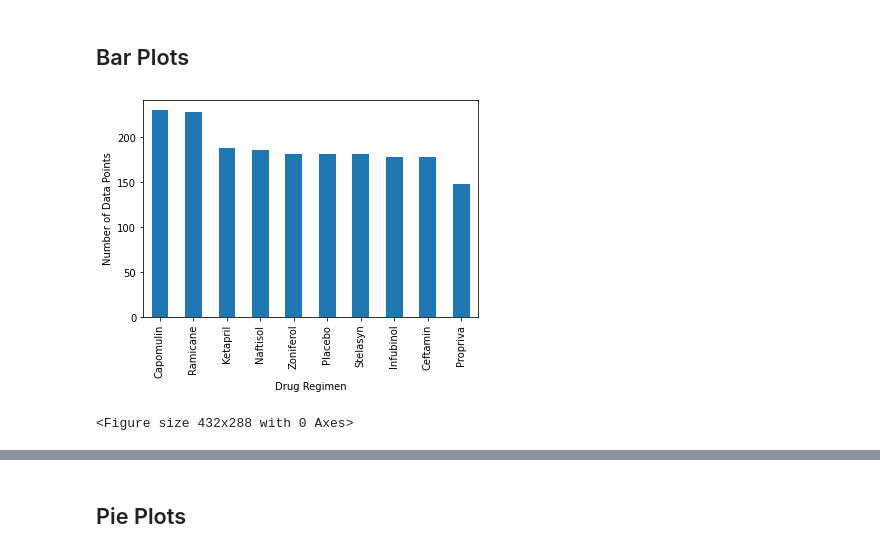
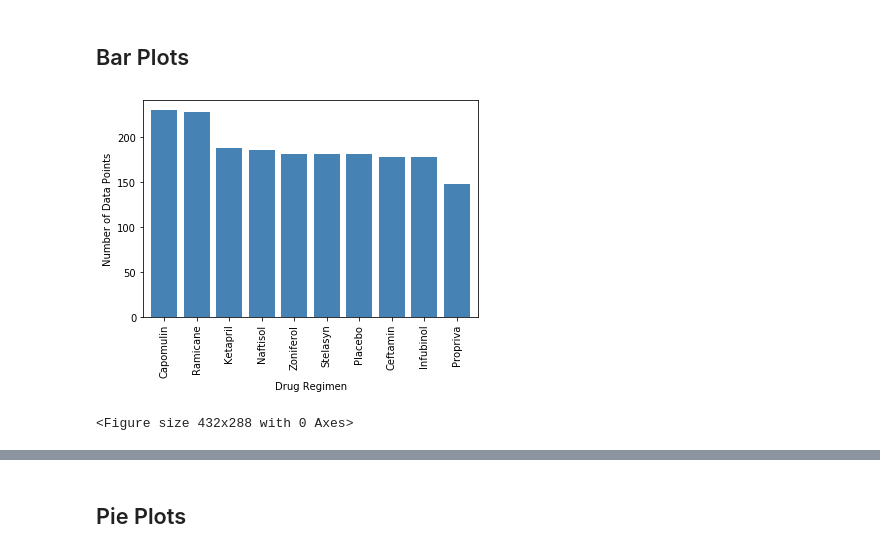
Before and after one commit to Danne-Paredes/Matplotlib-challenge, a Jupyter notebook: Pymaceuticals/pymaceuticals_starter.ipynb, the cells around one changed output, grey strips where cells are left out. Drawn from its saved outputs; the diff is of its cells as text; code cells hidden in the pictures.

```diff
--- a/Pymaceuticals/pymaceuticals_starter.ipynb
+++ b/Pymaceuticals/pymaceuticals_starter.ipynb
@@ -120,18 +126,18 @@ tumor_df
 # %%
 # Generate a bar plot showing the number of mice per time point for each treatment throughout the course of the study using pandas.
 
 time_point = clean_df['Drug Regimen'].value_counts()
 
-bar_plot = time_point.plot(kind="bar")
+bar_plot = time_point.plot(kind="bar", width = .8, color="steelblue")
 
 
 plt.xlabel("Drug Regimen")
 plt.ylabel("Number of Data Points")
 
 plt.show()
 plt.tight_layout()
 # %% [output]
-[figure, old version]
+[figure, new version]
 <Figure size 432x288 with 0 Axes>
 # %%
 # Generate a bar plot showing the number of mice per time point for each treatment throughout the course of the study using pyplot.
```
Also changed, not shown: parts of 13 cells of this notebook, 1 other file.
